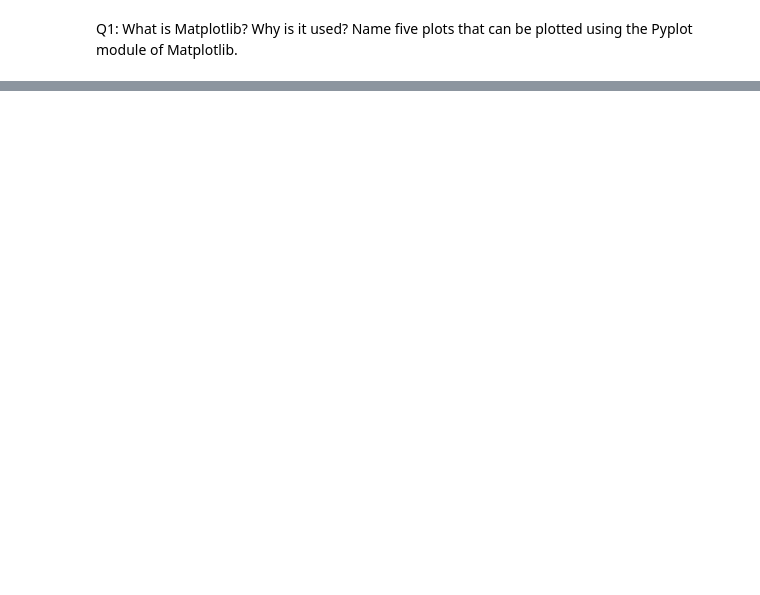
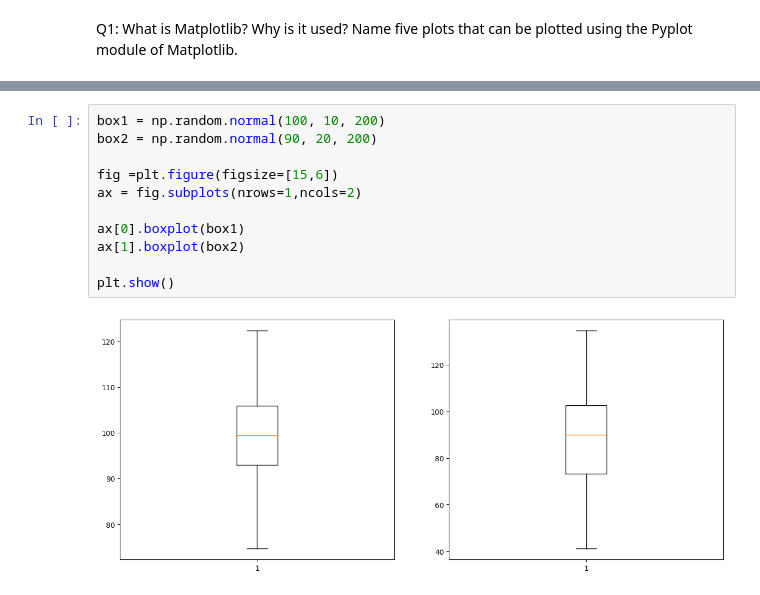
Before and after one commit to Gaurabh007/PW_Assignments, a Jupyter notebook: Matplotlib_Assign.ipynb, the cells around one changed output, grey strips where cells are left out. Drawn from its saved outputs; the diff is of its cells as text; blank space fills up the shorter version.

```diff
--- a/Matplotlib_Assign.ipynb
+++ b/Matplotlib_Assign.ipynb
@@ -27,0 +102,13 @@ box2 = np.random.normal(90, 20, 200)
+# %%
+box1 = np.random.normal(100, 10, 200)
+box2 = np.random.normal(90, 20, 200)
+
+fig =plt.figure(figsize=[15,6])
+ax = fig.subplots(nrows=1,ncols=2)
+
+ax[0].boxplot(box1)
+ax[1].boxplot(box2)
+
+plt.show()
+# %% [output]
+[figure, added]
```
Also changed, not shown: parts of 10 cells of this notebook.
